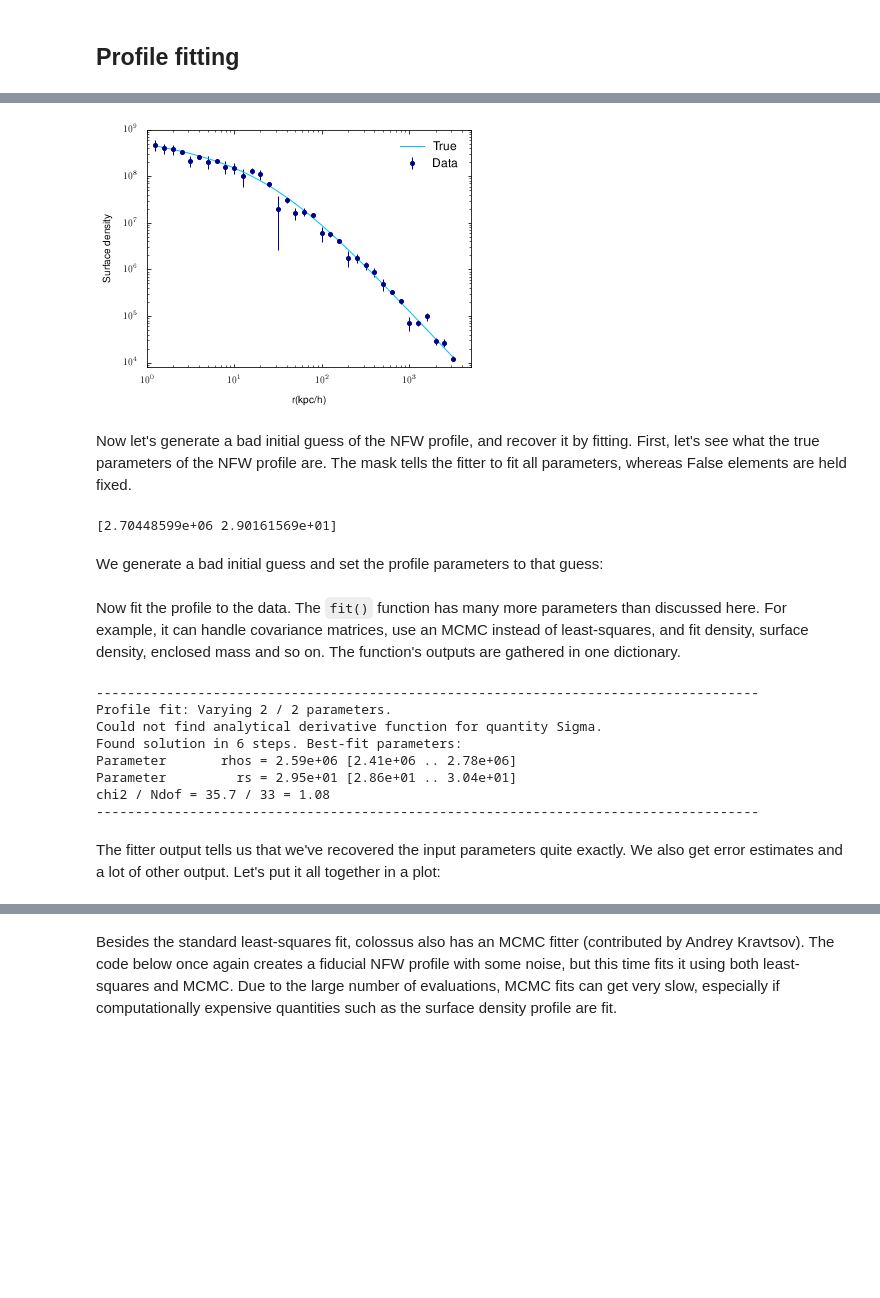
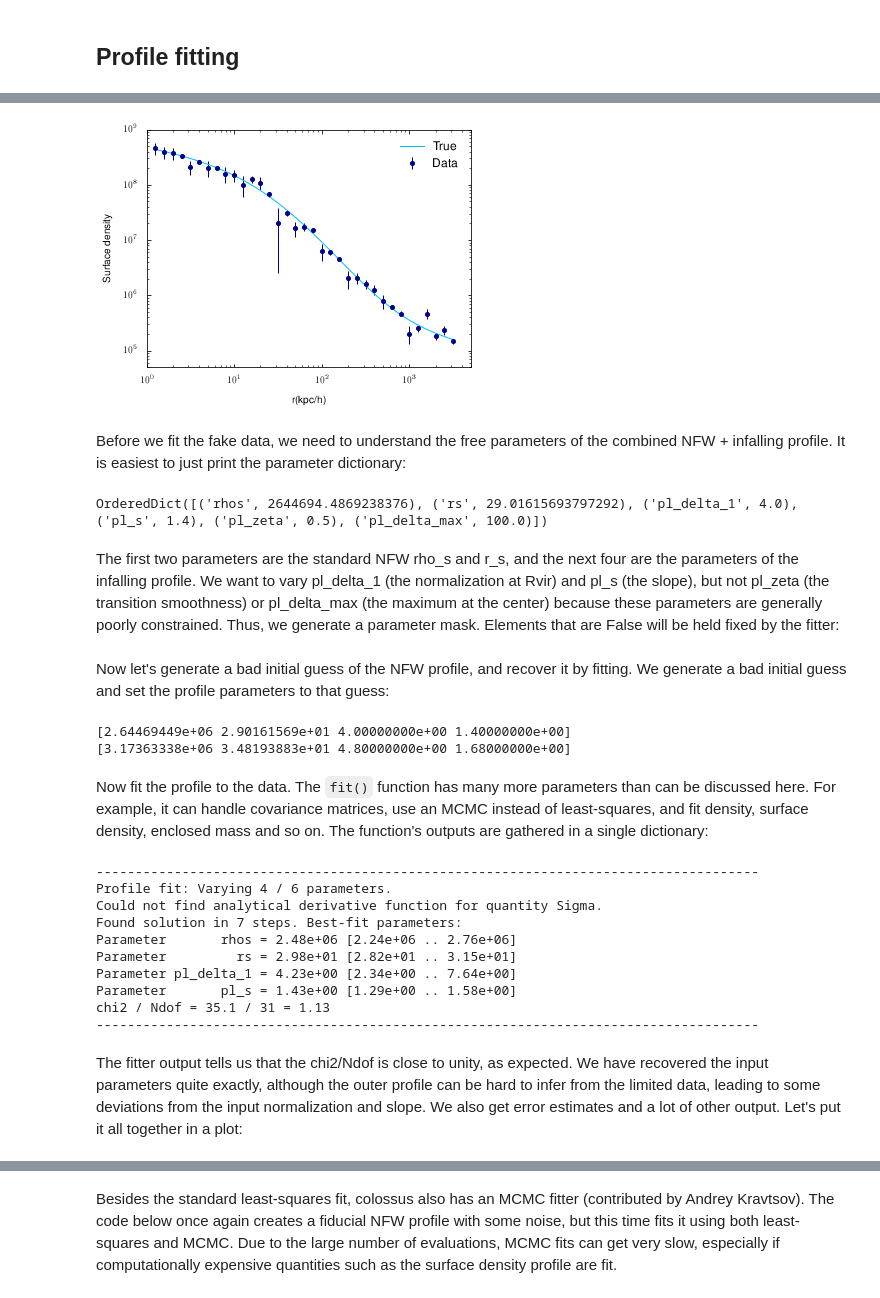
Before and after one commit to Shiriny24/colossus, a Jupyter notebook: tutorials/tutorial_halo_profile.ipynb, the cells around one changed output, grey strips where cells are left out. Saved outputs shown, nothing was run; the diff lists cells and outputs as text; code cells hidden in the pictures; blank space fills up the shorter version.

```diff
--- a/tutorials/tutorial_halo_profile.ipynb
+++ b/tutorials/tutorial_halo_profile.ipynb
@@ -161,27 +167,38 @@ Let's generate an NFW profile of surface density and some scattered fake data ro
 # %%
-# Generate NFW profile
+from colossus.halo import mass_so
+
 Mvir = 1E12
 cvir = 7.0
-p = profile_nfw.NFWProfile(M = Mvir, c = cvir, z = 0.0, mdef = 'vir')
+Rvir = mass_so.M_to_R(Mvir, z, 'vir')
+p = profile_composite.compositeProfile('nfw', outer_names = ['infalling'], M = Mvir, c = cvir, z = 0.0, mdef = 'vir',
+                            pl_delta_1 = 4.0, pl_s = 1.4, pivot = 'fixed', pivot_factor = Rvir)
 
 # Generate random scatter around the true surface density profile
 r = 10**np.arange(0.1, 3.6, 0.1)
 sigma_true = p.surfaceDensity(r)
 np.random.seed(155)
 sigma_err = np.abs(np.random.normal(0.2, 0.1, (len(r)))) * sigma_true
 sigma = sigma_true.copy()
 for i in range(len(r)):
     sigma[i] += np.random.normal(0.0, sigma_err[i])
 
 plt.figure()
 plt.loglog()
 plt.xlim(1E0, 5E3)
-plt.ylim(8E3, 1E9)
+plt.ylim(5E4, 1E9)
 plt.xlabel('r(kpc/h)')
 plt.ylabel('Surface density')
 plt.plot(r, sigma_true, '-', color = 'deepskyblue', label = 'True')
 plt.legend()
 plt.errorbar(r, sigma, yerr = sigma_err, fmt = '.', marker = 'o', ms = 4.0, color = 'darkblue', label = 'Data')
 plt.legend();
 # %% [output]
-[figure, old version]
+[figure, new version]
+# %% [markdown]
+Before we fit the fake data, we need to understand the free parameters of the combined NFW + infalling profile. It is easiest to just print the parameter dictionary:
+# %%
+print(p.par)
+# %% [output]
+OrderedDict([('rhos', 2644694.4869238376), ('rs', 29.01615693797292), ('pl_delta_1', 4.0), ('pl_s', 1.4), ('pl_zeta', 0.5), ('pl_delta_max', 100.0)])
+# %% [markdown]
+The first two parameters are the standard NFW rho_s and r_s, and the next four are the parameters of the infalling profile. We want to vary pl_delta_1 (the normalization at Rvir) and pl_s (the slope), but not pl_zeta (the transition smoothness) or pl_delta_max (the maximum at the center) because these parameters are generally poorly constrained. Thus, we generate a parameter mask. Elements that are False will be held fixed by the fitter:
@@ -188,33 +207,33 @@ plt.legend();
 # %% [markdown]
-Now let's generate a bad initial guess of the NFW profile, and recover it by fitting. First, let's see what the true parameters of the NFW profile are. The mask tells the fitter to fit all parameters, whereas False elements are held fixed.
+Now let's generate a bad initial guess of the NFW profile, and recover it by fitting. We generate a bad initial guess and set the profile parameters to that guess:
-# %%
-mask = np.array([True, True])
-x_true = p.getParameterArray(mask)
-print(x_true)
-# %% [output]
-[2.70448599e+06 2.90161569e+01]
-# %% [markdown]
-We generate a bad initial guess and set the profile parameters to that guess:
 # %%
-ini_guess = x_true * 1.5
+x_true = p.getParameterArray(mask)
+print(x_true)
+ini_guess = x_true * 1.2
+print(ini_guess)
 p.setParameterArray(ini_guess, mask = mask)
 sigma_ini = p.surfaceDensity(r)
+# %% [output]
+[2.64469449e+06 2.90161569e+01 4.00000000e+00 1.40000000e+00]
+[3.17363338e+06 3.48193883e+01 4.80000000e+00 1.68000000e+00]
 # %% [markdown]
-Now fit the profile to the data. The `fit()` function has many more parameters than discussed here. For example, it can handle covariance matrices, use an MCMC instead of least-squares, and fit density, surface density, enclosed mass and so on. The function's outputs are gathered in one dictionary.
+Now fit the profile to the data. The `fit()` function has many more parameters than can be discussed here. For example, it can handle covariance matrices, use an MCMC instead of least-squares, and fit density, surface density, enclosed mass and so on. The function's outputs are gathered in a single dictionary:
 # %%
-dict = p.fit(r, sigma, 'Sigma', q_err = sigma_err, mask = mask)
-sigma_fit = dict['q_fit']
+dic = p.fit(r, sigma, 'Sigma', q_err = sigma_err, mask = mask)
+sigma_fit = dic['q_fit']
 # %% [output]
 -------------------------------------------------------------------------------------
-Profile fit: Varying 2 / 2 parameters.
+Profile fit: Varying 4 / 6 parameters.
 Could not find analytical derivative function for quantity Sigma.
-Found solution in 6 steps. Best-fit parameters:
-Parameter       rhos = 2.59e+06 [2.41e+06 .. 2.78e+06]
-Parameter         rs = 2.95e+01 [2.86e+01 .. 3.04e+01]
-chi2 / Ndof = 35.7 / 33 = 1.08
+Found solution in 7 steps. Best-fit parameters:
+Parameter       rhos = 2.48e+06 [2.24e+06 .. 2.76e+06]
+Parameter         rs = 2.98e+01 [2.82e+01 .. 3.15e+01]
+Parameter pl_delta_1 = 4.23e+00 [2.34e+00 .. 7.64e+00]
+Parameter       pl_s = 1.43e+00 [1.29e+00 .. 1.58e+00]
+chi2 / Ndof = 35.1 / 31 = 1.13
 -------------------------------------------------------------------------------------
 # %% [markdown]
-The fitter output tells us that we've recovered the input parameters quite exactly. We also get error estimates and a lot of other output. Let's put it all together in a plot:
+The fitter output tells us that the chi2/Ndof is close to unity, as expected. We have recovered the input parameters quite exactly, although the outer profile can be hard to infer from the limited data, leading to some deviations from the input normalization and slope. We also get error estimates and a lot of other output. Let's put it all together in a plot:
 # %%
 plt.figure()
 plt.loglog()
```
Also changed, not shown: parts of 33 cells of this notebook.
